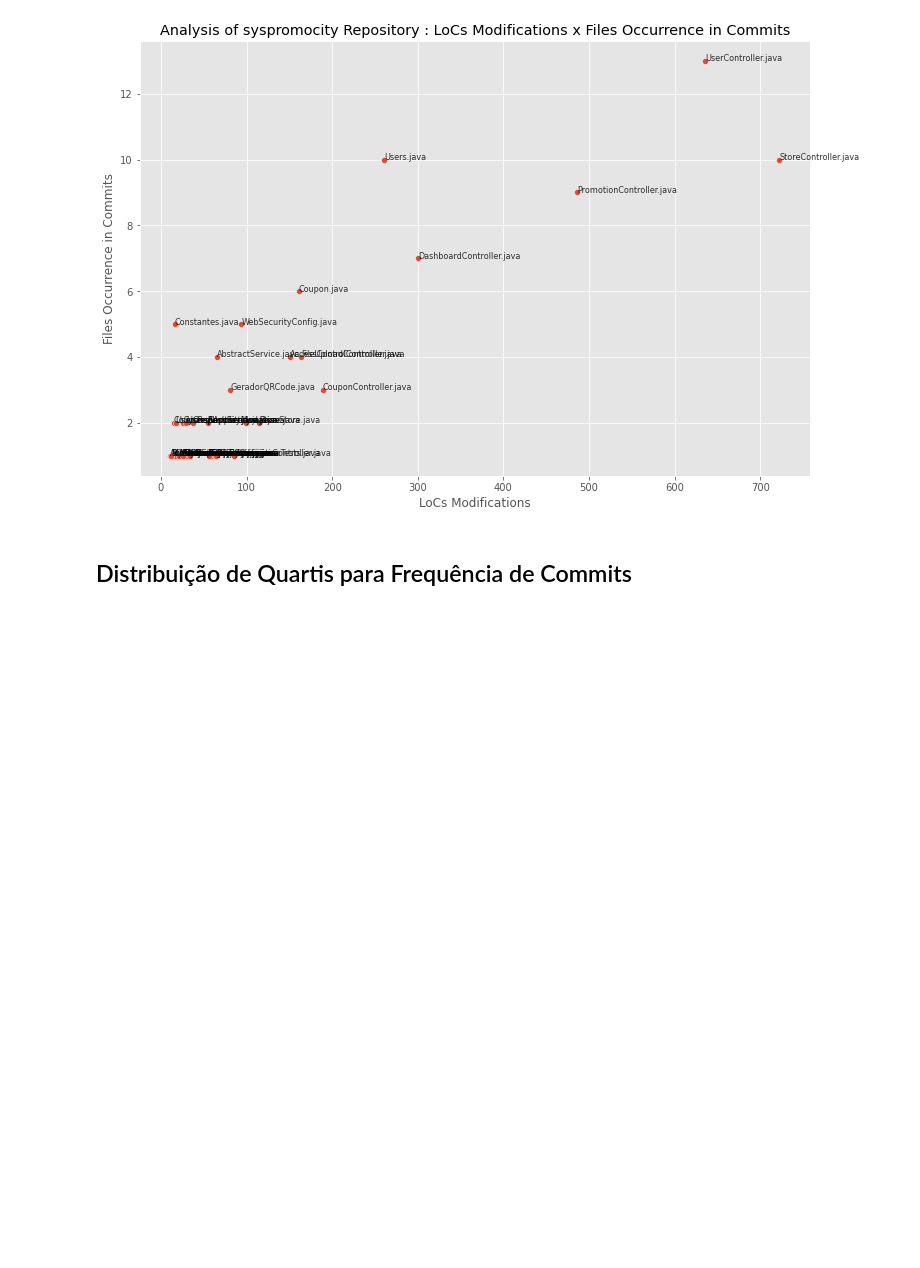
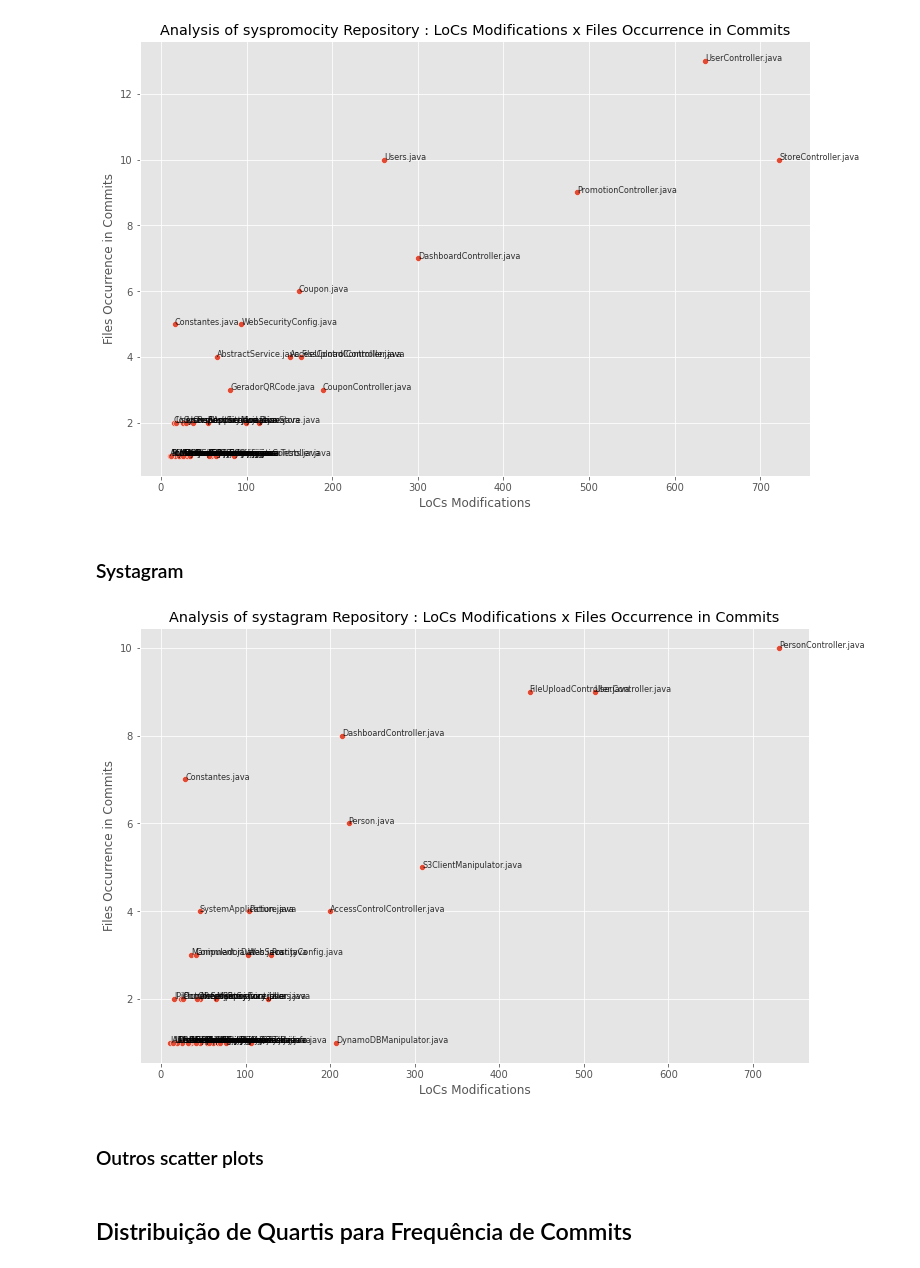
Before and after one commit to mining-software-repositories/treinamento, a Jupyter notebook: handson3.ipynb, the cells around one changed output. Drawn from its saved outputs; the diff is of its cells as text; code cells hidden in the pictures; blank space fills up the shorter version.

Commit message:
Adicionada a análise do projeto systagram.

```diff
--- a/handson3.ipynb
+++ b/handson3.ipynb
@@ -240,6 +255,7 @@ dict_java_frequency_commits_2 = get_dict_java_frequency_commits(dict_frequency_f
 # %%
 dict_java_lines_modified = get_dict_java_lines_modified(dict_lines_modified_in_files)
 dict_java_lines_modified_2 = get_dict_java_lines_modified(dict_lines_modified_in_files_2)
+dict_java_lines_modified_3 = get_dict_java_lines_modified(dict_lines_modified_in_files_3)
 # %% [markdown]
 # 7. Task Analyzer
 
@@ -248,10 +264,12 @@ Faz a análise entre Frequência de Commits dos Arquivos e Linhas Modificadas de
 # Converte o dicionário dict_java_frequency_commits em um dataframe
 df_java_frequency_commits = convert_dict_java_frequency_to_dataframe(dict_java_frequency_commits)
 df_java_frequency_commits_2 = convert_dict_java_frequency_to_dataframe(dict_java_frequency_commits_2)
+df_java_frequency_commits_3 = convert_dict_java_frequency_to_dataframe(dict_java_frequency_commits_3)
 # %%
 # Converte o dicionário dict_java_lines_modified em um dataframe
 df_java_lines_modified = convert_dict_java_lines_modified_to_dataframe(dict_java_lines_modified)
 df_java_lines_modified_2 = convert_dict_java_lines_modified_to_dataframe(dict_java_lines_modified_2)
+df_java_lines_modified_3 = convert_dict_java_lines_modified_to_dataframe(dict_java_lines_modified_3)
 # %% [markdown]
 ## Promocity
 # %%
@@ -298,0 +319,3 @@ df_fc_ml_2
+# %%
+df_fc_ml_3 = merge_dataframes_java_frequency(df_java_frequency_commits_3, df_java_lines_modified_3)
+df_fc_ml_3
@@ -312,6 +353,14 @@ generate_sccater_plot(df_fc_ml, repositorio1)
 generate_sccater_plot(df_fc_ml_2, repositorio2)
 # %% [output]
 [figure]
+# %% [markdown]
+### Systagram
+# %%
+generate_sccater_plot(df_fc_ml_3, repositorio3)
+# %% [output]
+[figure, added]
+# %% [markdown]
+### Outros scatter plots
 # %%
 generate_sccater_plot_2(df_fc_ml, repositorio1)
 # %%
```
Also changed, not shown: parts of 21 cells of this notebook.
